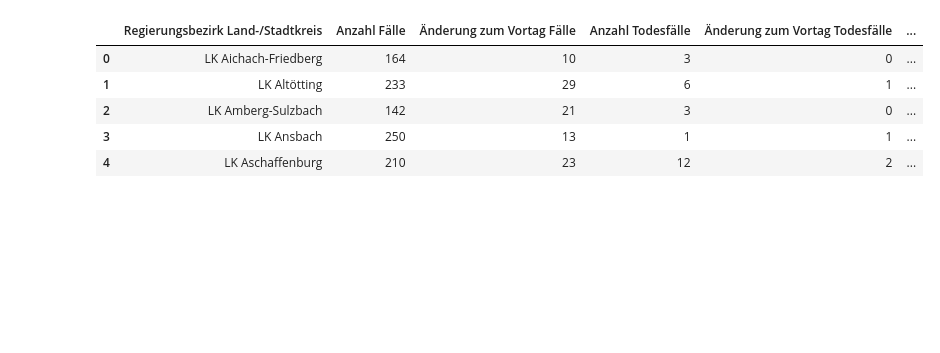
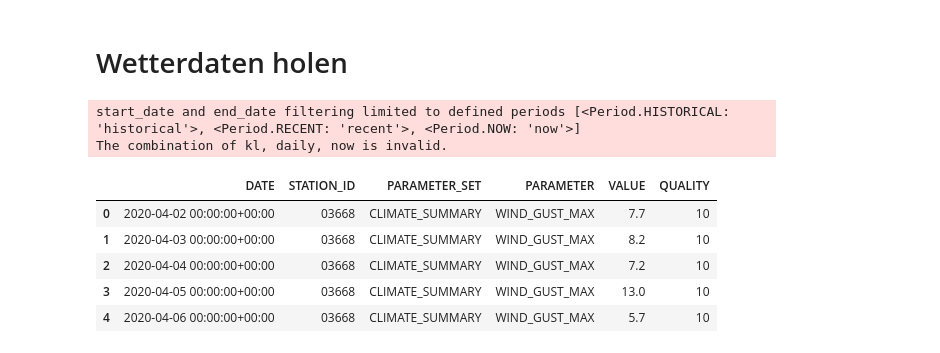
Before and after one commit to jokus-pokus/Gesundheitsamt, a Jupyter notebook: DatenSammlung.ipynb, the cells around one changed output. Drawn from its saved outputs; the diff is of its cells as text; code cells hidden in the pictures; blank space fills up the shorter version.

Commit message:
7TIW+Wetterdaten holen

```diff
--- a/DatenSammlung.ipynb
+++ b/DatenSammlung.ipynb
@@ -40,0 +8,4 @@ df['Date'] = '20200404'
+# %%
+#Datum von heute holen
+today = date.today()
+print("Today's date:", today)
@@ -40,0 +122,16 @@ df['Date'] = '20200404'
+# %% [markdown]
+# Wetterdaten holen
+# %%
+API = Wetterdienst("dwd", "observation")
+
+request = API(
+    parameter=["climate_summary"],
+    resolution="daily",
+    start_date="2020-04-02",  # Timezone: UTC
+    end_date=today,  # Timezone: UTC
+    tidy_data=True,  # default
+    humanize_parameters=True,  # default
+ ).filter(station_id=[3668]) #Wetter für Nbg
+# %% [output]
+start_date and end_date filtering limited to defined periods [<Period.HISTORICAL: 'historical'>, <Period.RECENT: 'recent'>, <Period.NOW: 'now'>]
+The combination of kl, daily, now is invalid.
@@ -41,9 +140,11 @@ df['Date'] = '20200404'
+# %%
+values = request.values.all().df
 # %%
-df.head()
+values.head()
 # %% [output]
-|  | Regierungsbezirk Land-/Stadtkreis | Anzahl Fälle | Änderung zum Vortag Fälle | Anzahl Todesfälle | Änderung zum Vortag Todesfälle | ... |
-| 0 | LK Aichach-Friedberg | 164 | 10 | 3 | 0 | ... |
-| 1 | LK Altötting | 233 | 29 | 6 | 1 | ... |
-| 2 | LK Amberg-Sulzbach | 142 | 21 | 3 | 0 | ... |
-| 3 | LK Ansbach | 250 | 13 | 1 | 1 | ... |
-| 4 | LK Aschaffenburg | 210 | 23 | 12 | 2 | ... |
+|  | DATE | STATION_ID | PARAMETER_SET | PARAMETER | VALUE | QUALITY |
+| 0 | 2020-04-02 00:00:00+00:00 | 03668 | CLIMATE_SUMMARY | WIND_GUST_MAX | 7.7 | 10 |
+| 1 | 2020-04-03 00:00:00+00:00 | 03668 | CLIMATE_SUMMARY | WIND_GUST_MAX | 8.2 | 10 |
+| 2 | 2020-04-04 00:00:00+00:00 | 03668 | CLIMATE_SUMMARY | WIND_GUST_MAX | 7.2 | 10 |
+| 3 | 2020-04-05 00:00:00+00:00 | 03668 | CLIMATE_SUMMARY | WIND_GUST_MAX | 13.0 | 10 |
+| 4 | 2020-04-06 00:00:00+00:00 | 03668 | CLIMATE_SUMMARY | WIND_GUST_MAX | 5.7 | 10 |
```
Also changed, not shown: parts of 29 cells of this notebook.
